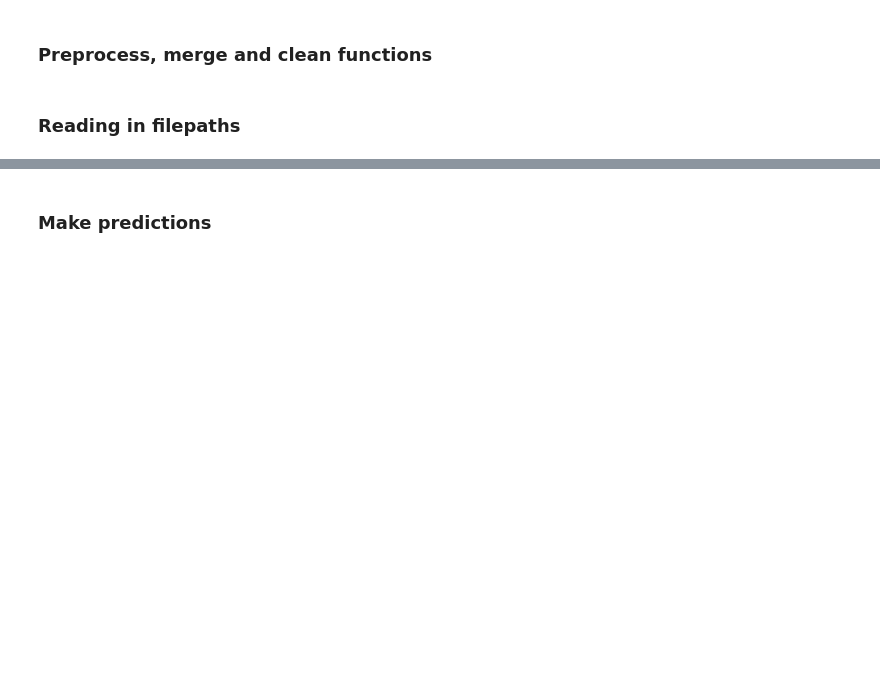
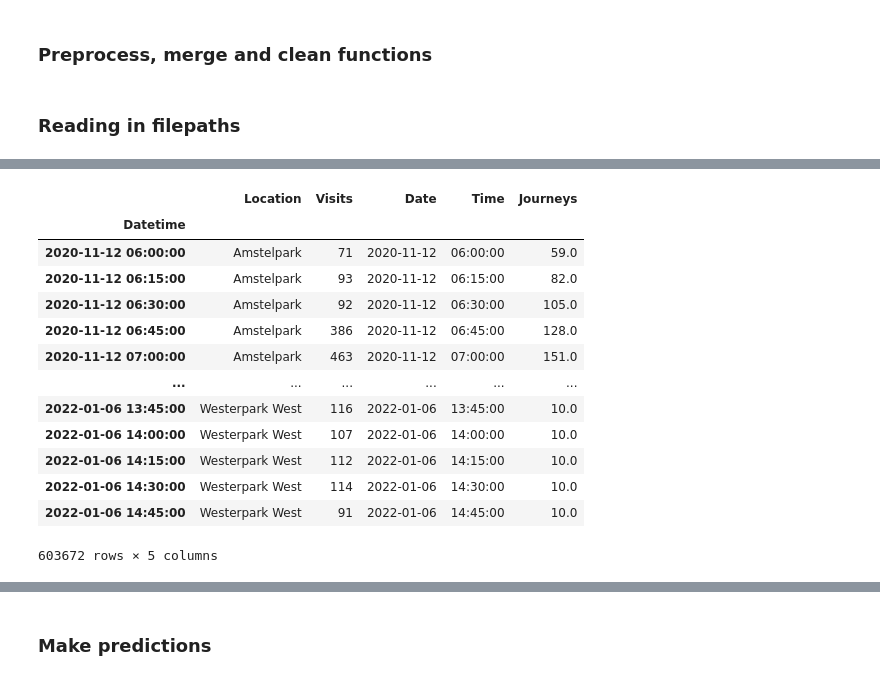
Before and after one commit to lotteph/DSP, a Jupyter notebook: Preprocessing and merging all data.ipynb, the cells around one changed output, grey strips where cells are left out. Drawn from its saved outputs; the diff is of its cells as text; code cells hidden in the pictures; blank space fills up the shorter version.

```diff
--- a/Preprocessing and merging all data.ipynb
+++ b/Preprocessing and merging all data.ipynb
@@ -372,0 +676,55 @@ dataframe = Target_OneHotEncoding(df_resono_weather)
+# %%
+# create list of unique locations and empty list with potential resono x park lists
+locations = resono["Location"].unique().tolist()
+resono_park_list_15min = []
+
+for location in locations:
+    # create dynamic name (https://www.delftstack.com/howto/python/python-dynamic-variable-name/)
+    name = f"min15_resono_{location.lower()}"
+    name = "_".join(name.split())
+    resono_park_list_15min.append(name)
+
+    # prepare resono data
+    resono_park = resono[resono['Location'] == location]
+    #resono_park = resono_park.set_index('End')
+    resono_park.index = pd.to_datetime(resono_park.index, utc=True)
+    resono_park.index = resono_park.index.tz_convert(None)
+    resono_park.index = resono_park.index.tz_localize('utc')
+
+    parknaam = "_".join(location.lower().split())
+
+    # prepare gvb data of certain park
+    gvb_park = all_parks_journeys[all_parks_journeys["park"] == parknaam]
+    gvb_park.index = gvb_park.index.tz_localize('utc')
+
+    # merge gvb and resono to new dynamic df
+    globals()[name] = resono_park.loc["2020-10":].join(gvb_park)
+    globals()[name].index = globals()[name].index.tz_convert(None)
+
+frames = [min15_resono_amstelpark, min15_resono_beatrixpark, min15_resono_erasmuspark,
+         min15_resono_flevopark, min15_resono_gaasperpark, min15_resono_nelson_mandelapark,
+         min15_resono_noorderpark, min15_resono_oosterpark, min15_resono_park_frankendael,
+         min15_resono_sarphatipark, min15_resono_vondelpark_oost_1,
+         min15_resono_vondelpark_oost_2, min15_resono_vondelpark_oost_3, min15_resono_vondelpark_west,
+         min15_resono_westergasfabriek, min15_resono_westerpark_centrum,
+         min15_resono_westerpark_oost, min15_resono_westerpark_west]
+min15_all_resono_park = pd.concat(frames)
+# %%
+min15_all_resono_park['Journeys'] = min15_all_resono_park['AantalReizen'].interpolate(method='linear')
+min15_all_resono_park = min15_all_resono_park.drop(columns=['AantalReizen', 'park']).dropna()
+min15_all_resono_park
+# %% [output]
+|  | Location | Visits | Date | Time | Journeys |
+| Datetime |  |  |  |  |  |
+| 2020-11-12 06:00:00 | Amstelpark | 71 | 2020-11-12 | 06:00:00 | 59.0 |
+| 2020-11-12 06:15:00 | Amstelpark | 93 | 2020-11-12 | 06:15:00 | 82.0 |
+| 2020-11-12 06:30:00 | Amstelpark | 92 | 2020-11-12 | 06:30:00 | 105.0 |
+| 2020-11-12 06:45:00 | Amstelpark | 386 | 2020-11-12 | 06:45:00 | 128.0 |
+| 2020-11-12 07:00:00 | Amstelpark | 463 | 2020-11-12 | 07:00:00 | 151.0 |
+| ... | ... | ... | ... | ... | ... |
+| 2022-01-06 13:45:00 | Westerpark West | 116 | 2022-01-06 | 13:45:00 | 10.0 |
+| 2022-01-06 14:00:00 | Westerpark West | 107 | 2022-01-06 | 14:00:00 | 10.0 |
+| 2022-01-06 14:15:00 | Westerpark West | 112 | 2022-01-06 | 14:15:00 | 10.0 |
+| 2022-01-06 14:30:00 | Westerpark West | 114 | 2022-01-06 | 14:30:00 | 10.0 |
+| 2022-01-06 14:45:00 | Westerpark West | 91 | 2022-01-06 | 14:45:00 | 10.0 |
+603672 rows × 5 columns
```
Also changed, not shown: parts of 22 cells of this notebook.
